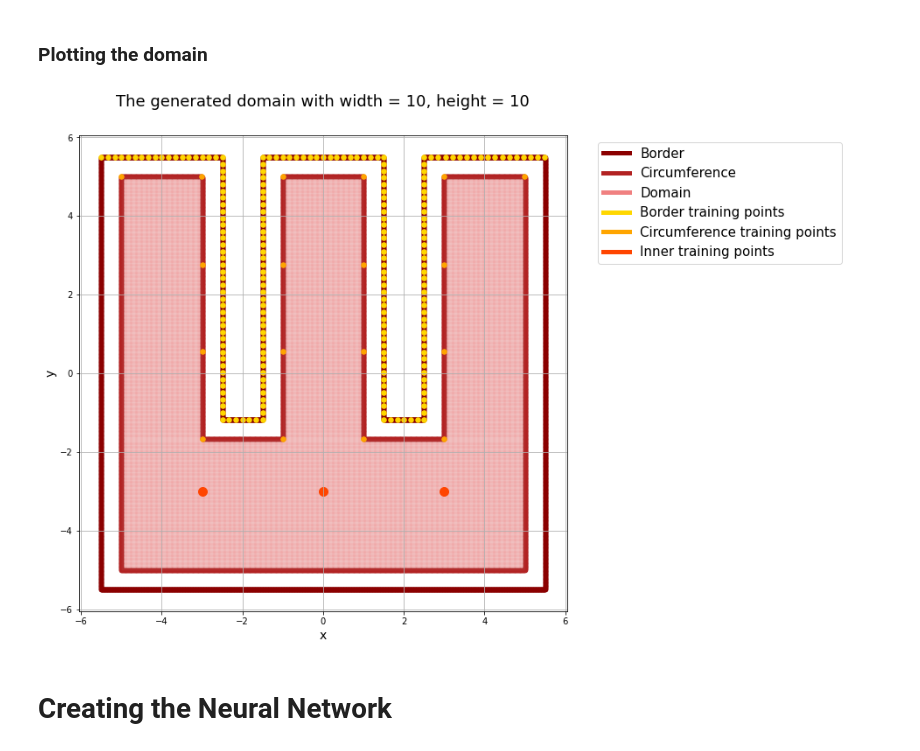
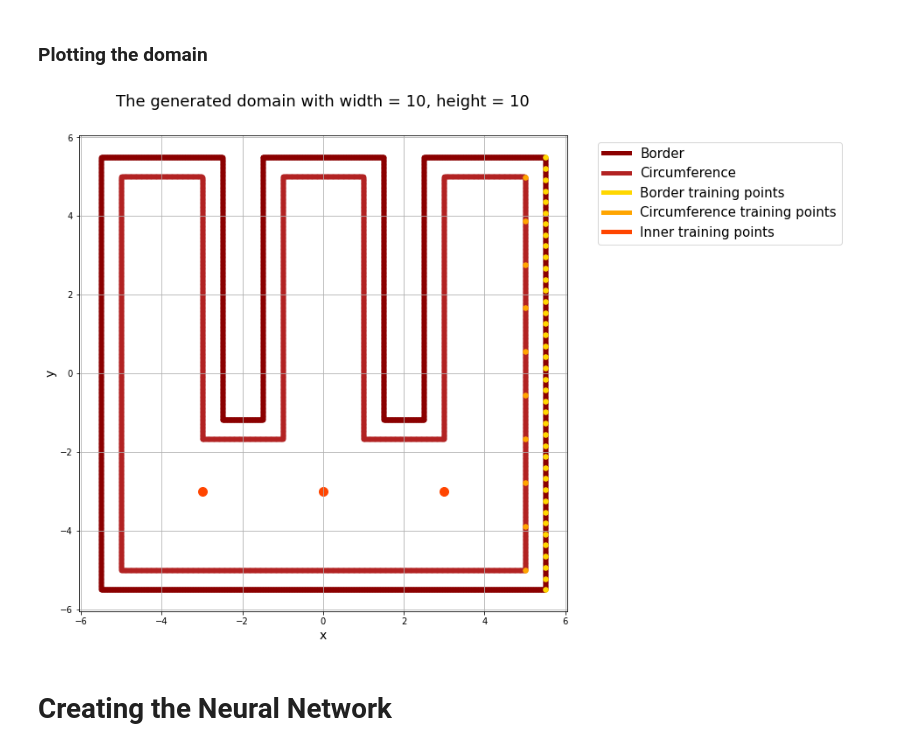
Before and after one commit to domonkoshaffner/laplace_ode, a Jupyter notebook: laplace.ipynb, the cells around one changed output. Cells and saved outputs as stored; diff of their text form; code cells hidden in the pictures.

```diff
--- a/laplace.ipynb
+++ b/laplace.ipynb
@@ -250,25 +252,27 @@ def evenly_distr_points_gen(x_values_of_side, y_values_of_side, num_of_points, s
         dist_et = np.linalg.norm(beginning_temp - end_temp)/(num_of_points+1)
 
         # Iterating through the x and y coordinates and generating the points uniformly according to the lengths
-        for i in range(0,len(x_values_of_side)):
+        for j in range(0,len(x_values_of_side)):
 
             #calculating the distances
-            beginning_temp = np.array([x_values_of_side[i][0], y_values_of_side[i][0]])
-            end_temp = np.array([x_values_of_side[i][-1], y_values_of_side[i][-1]])
+            beginning_temp = np.array([x_values_of_side[j][0], y_values_of_side[j][0]])
+            end_temp = np.array([x_values_of_side[j][-1], y_values_of_side[j][-1]])
             curr_num_of_points = int(np.linalg.norm(beginning_temp - end_temp)/dist_et)+1
 
             #calculating the indices of the points
-            idx = np.round(np.linspace(0, len(x_values_of_side[i]) - 1, curr_num_of_points)).astype(int)
+            idx = np.round(np.linspace(0, len(x_values_of_side[j]) - 1, curr_num_of_points)).astype(int)
 
             #when i = 1,3,5, the last element shouldn't be added
-            if i == 1 or i == 2 or i == 3 or i == 5 or i == 6 or i == 7:
+            if j == 1 or j == 3 or j == 6 or j == 7:
                 idx = idx[0:-1]
-            if i == 2 or i == 5:
-                idx = idx[1:]
+            elif j == 2 or j == 5:
+                idx = idx[1:-1]
+
+            #print(len(idx))
 
             #appending the training points
-            x_sep_training += list(np.array(x_values_of_side[i])[idx])
-            y_sep_training += list(np.array(y_values_of_side[i])[idx])
+            x_sep_training += list(np.array(x_values_of_side[j])[idx])
+            y_sep_training += list(np.array(y_values_of_side[j])[idx])
 
     else:
 
@@ -493,14 +497,14 @@ border_dist = width / 10
 
 # Setting the side
 # Options: left, top, bottom, right
-side_str = 'top'
+side_str = 'right'
 
 # Setting the number of training points to generate
 # Option1: if side_str is set 'top' the the following variables should be set to determine the training points
 # in the lower part of the top border
 # Option2: if the side_str is set as 'left', 'bottom' or 'right', the amount of all training data should be given
-num_points_to_gen_training_border = 5
-num_points_to_gen_training_circum = 0
+num_points_to_gen_training_border = 40
+num_points_to_gen_training_circum = 10
 
 # Setting the inner points for the NN
 # Give the following coordinates as floating number
@@ -523,21 +527,21 @@ inner_training_coord = results_temp[5]
 # %%
 # Setting the visibility of the border, circumference and inner points
 border_vis = True
 circum_vis = True
-inner_vis = True
+inner_vis = False
 border_training_vis = True
 circum_training_vis = True
 inner_training_vis = True
 
 # Setting the savefig variable
 savefig = False
 
 # Setting the visibility boolean list
 visibility = [border_vis, circum_vis, inner_vis, border_training_vis, circum_training_vis, inner_training_vis]
 
 # Plotting the domain
 rect_plot(border_coord, circum_coord, inner_coord, border_training_coord, circum_training_coord, inner_training_coord, visibility, savefig)
 # %% [output]
-[figure, old version]
+[figure, new version]
 # %% [markdown]
 # Creating the Neural Network
```
Also changed, not shown: parts of 8 cells of this notebook.
